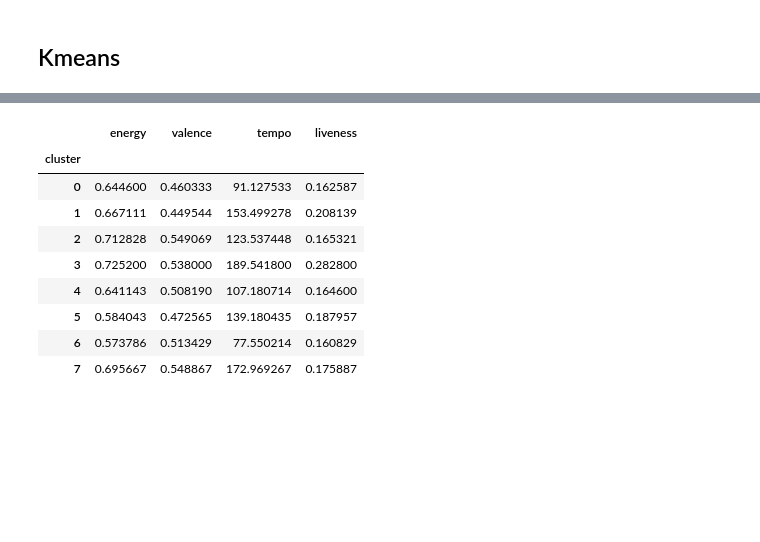
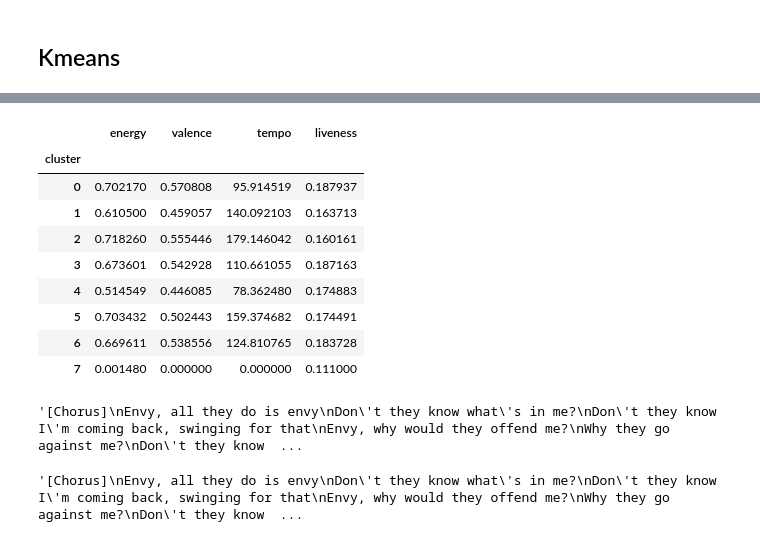
Before and after one commit to benbrill/MoodSpace, a Jupyter notebook: clustering_dataframes.ipynb, the cells around one changed output, grey strips where cells are left out. Cells and saved outputs as stored; diff of their text form; code cells hidden in the pictures; blank space fills up the shorter version.

```diff
--- a/clustering_dataframes.ipynb
+++ b/clustering_dataframes.ipynb
@@ -72,0 +71,4 @@ import get_lyrics
+# %%
+import lyricsgenius
+genius = lyricsgenius.Genius()
+genius.search_song("Waiting On ther World to Change", "John Mayer").lyrics
@@ -74,15 +80,24 @@ import get_lyrics
 def genDF(songDict):
     df = pd.DataFrame(songDict)
     df = df.apply(lambda X: getSongStats(X), axis = 1)
-    df['lyrics'] = df.apply(lambda X: get_lyrics.main(X['trackName'], X['artist']), axis = 1)
+    def get_lyrics(X):
+        try:
+            r = genius.search_song(X['trackName'], X['artist']).lyrics
+        except:
+            return None
+        return r
+    df['lyrics'] = df.apply(get_lyrics, axis = 1)
     return df
 def getSongStats(df):
-    audioFeats = sp.audio_features(df['id'])
-    featNames = list(audioFeats[0].keys())[:12]
-    returnList = []
-    for feat in featNames:
-        # returnList.append(audioFeats[0][feat])
-        df[feat] = audioFeats[0][feat]
+    try:
+        audioFeats = sp.audio_features(df['id'])
+        featNames = list(audioFeats[0].keys())[:12]
+        returnList = []
+        for feat in featNames:
+            # returnList.append(audioFeats[0][feat])
+            df[feat] = audioFeats[0][feat]
+    except AttributeError:
+        return None
     return df
 # %%
 h = sp.audio_features('0VjIjW4GlUZAMYd2vXMi3b')
@@ -137,2 +152,2 @@ The lyrics for this song were not found!
 # %%
-df[~df['lyrics'].isna()]
+df2 = df[~df['lyrics'].isna()]
@@ -207,10 +176,10 @@ df
 from sklearn.cluster import KMeans
 
 kmeans = KMeans(8)
-X = df[["energy", "valence", "tempo", "liveness"]]
+X = df2[["energy", "valence", "tempo", "liveness"]]
 kmeans.fit_transform(X)
-df['cluster'] = kmeans.labels_
-df
+df2['cluster'] = kmeans.labels_
+df2
 # %% [output]
 A value is trying to be set on a copy of a slice from a DataFrame.
 Try using .loc[row_indexer,col_indexer] = value instead
@@ -253,13 +208,18 @@ df[df['cluster'] == n]
 # %%
-df.groupby("cluster")[["energy", "valence", "tempo", "liveness"]].mean()
+df2.groupby("cluster")[["energy", "valence", "tempo", "liveness"]].mean()
 # %% [output]
 |  | energy | valence | tempo | liveness |
 | cluster |  |  |  |  |
-| 0 | 0.644600 | 0.460333 | 91.127533 | 0.162587 |
-| 1 | 0.667111 | 0.449544 | 153.499278 | 0.208139 |
-| 2 | 0.712828 | 0.549069 | 123.537448 | 0.165321 |
-| 3 | 0.725200 | 0.538000 | 189.541800 | 0.282800 |
-| 4 | 0.641143 | 0.508190 | 107.180714 | 0.164600 |
-| 5 | 0.584043 | 0.472565 | 139.180435 | 0.187957 |
-| 6 | 0.573786 | 0.513429 | 77.550214 | 0.160829 |
-| 7 | 0.695667 | 0.548867 | 172.969267 | 0.175887 |
+| 0 | 0.702170 | 0.570808 | 95.914519 | 0.187937 |
+| 1 | 0.610500 | 0.459057 | 140.092103 | 0.163713 |
+| 2 | 0.718260 | 0.555446 | 179.146042 | 0.160161 |
+| 3 | 0.673601 | 0.542928 | 110.661055 | 0.187163 |
+| 4 | 0.514549 | 0.446085 | 78.362480 | 0.174883 |
+| 5 | 0.703432 | 0.502443 | 159.374682 | 0.174491 |
+| 6 | 0.669611 | 0.538556 | 124.810765 | 0.183728 |
+| 7 | 0.001480 | 0.000000 | 0.000000 | 0.111000 |
+# %%
+s = df2.iloc[283]["lyrics"]
+s
+# %% [output]
+'[Chorus]\nEnvy, all they do is envy\nDon\'t they know what\'s in me?\nDon\'t they know I\'m coming back, swinging for that\nEnvy, why would they offend me?\nWhy they go against me?\nDon\'t they know  ...
@@ -265,0 +228,7 @@ df.groupby("cluster")[["energy", "valence", "tempo", "liveness"]].mean()
+# %%
+s = re.sub(r"\'", "'", s)
+# s = re.sub(r'\n', ' ', s)
+# s = re.sub(r"\[[^[]*\]", '', s)
+s
+# %% [output]
+'[Chorus]\nEnvy, all they do is envy\nDon\'t they know what\'s in me?\nDon\'t they know I\'m coming back, swinging for that\nEnvy, why would they offend me?\nWhy they go against me?\nDon\'t they know  ...
```
Also changed, not shown: parts of 10 cells of this notebook, 2 other files.
